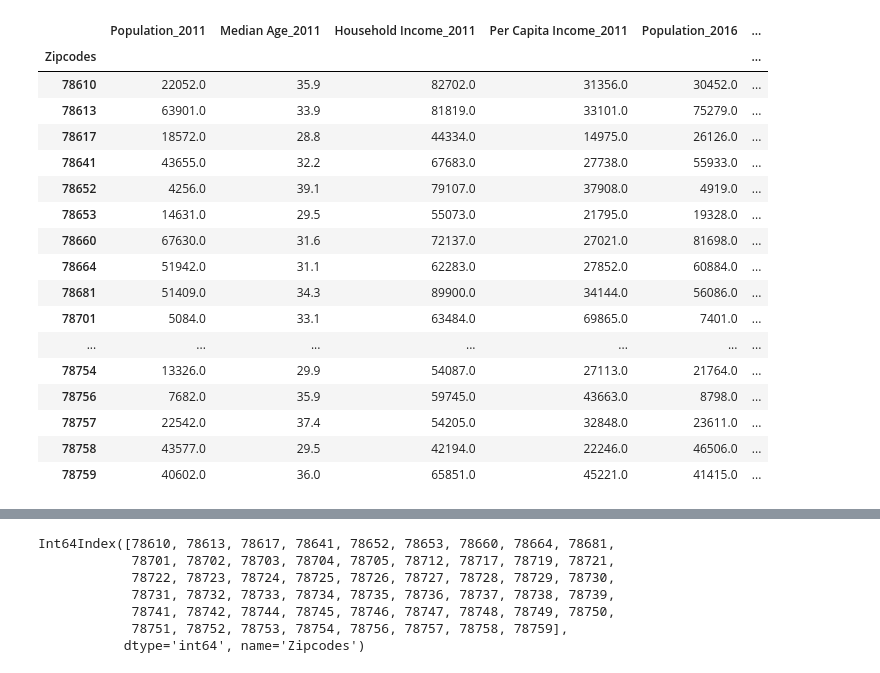
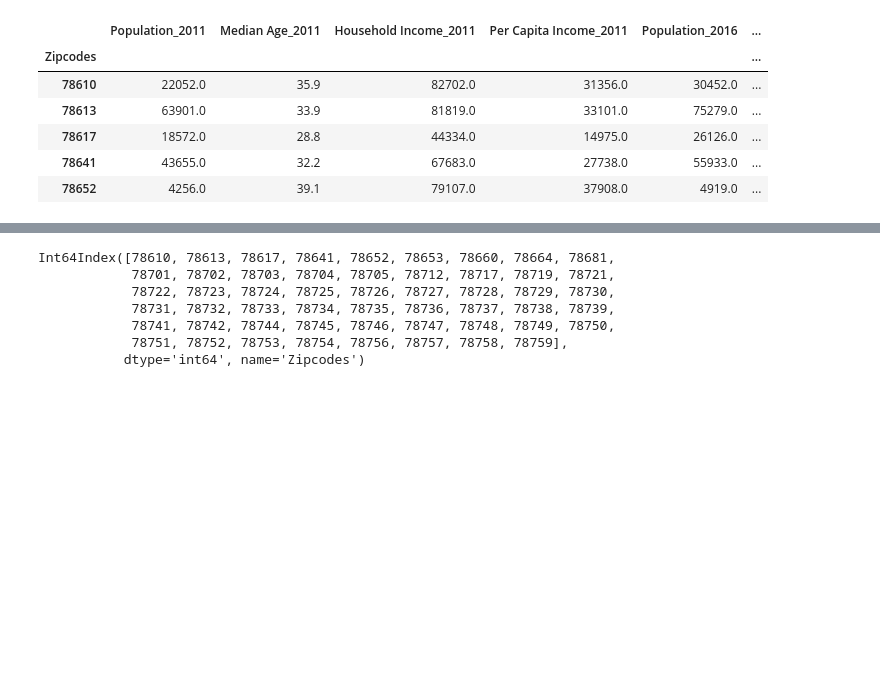
Before and after one commit to Kerrykova/Project1, a Jupyter notebook: Visualizations.ipynb, the cells around one changed output, grey strips where cells are left out. Drawn from its saved outputs; the diff is of its cells as text; code cells hidden in the pictures; blank space fills up the shorter version.

```diff
--- a/Visualizations.ipynb
+++ b/Visualizations.ipynb
@@ -7,26 +7,15 @@ import gmaps
 from config import gkey
 # %%
 census = pd.read_pickle("Intermediate Data/census_with_household.pkl")
-census
+census.head()
 # %% [output]
 |  | Population_2011 | Median Age_2011 | Household Income_2011 | Per Capita Income_2011 | Population_2016 | ... |
 | Zipcodes |  |  |  |  |  | ... |
 | 78610 | 22052.0 | 35.9 | 82702.0 | 31356.0 | 30452.0 | ... |
 | 78613 | 63901.0 | 33.9 | 81819.0 | 33101.0 | 75279.0 | ... |
 | 78617 | 18572.0 | 28.8 | 44334.0 | 14975.0 | 26126.0 | ... |
 | 78641 | 43655.0 | 32.2 | 67683.0 | 27738.0 | 55933.0 | ... |
 | 78652 | 4256.0 | 39.1 | 79107.0 | 37908.0 | 4919.0 | ... |
-| 78653 | 14631.0 | 29.5 | 55073.0 | 21795.0 | 19328.0 | ... |
-| 78660 | 67630.0 | 31.6 | 72137.0 | 27021.0 | 81698.0 | ... |
-| 78664 | 51942.0 | 31.1 | 62283.0 | 27852.0 | 60884.0 | ... |
-| 78681 | 51409.0 | 34.3 | 89900.0 | 34144.0 | 56086.0 | ... |
-| 78701 | 5084.0 | 33.1 | 63484.0 | 69865.0 | 7401.0 | ... |
-| ... | ... | ... | ... | ... | ... | ... |
-| 78754 | 13326.0 | 29.9 | 54087.0 | 27113.0 | 21764.0 | ... |
-| 78756 | 7682.0 | 35.9 | 59745.0 | 43663.0 | 8798.0 | ... |
-| 78757 | 22542.0 | 37.4 | 54205.0 | 32848.0 | 23611.0 | ... |
-| 78758 | 43577.0 | 29.5 | 42194.0 | 22246.0 | 46506.0 | ... |
-| 78759 | 40602.0 | 36.0 | 65851.0 | 45221.0 | 41415.0 | ... |
 # %%
 #drop outlier
 census_drop = census.drop(78712)
```
Also changed, not shown: parts of 5 cells of this notebook, 11 other files.
